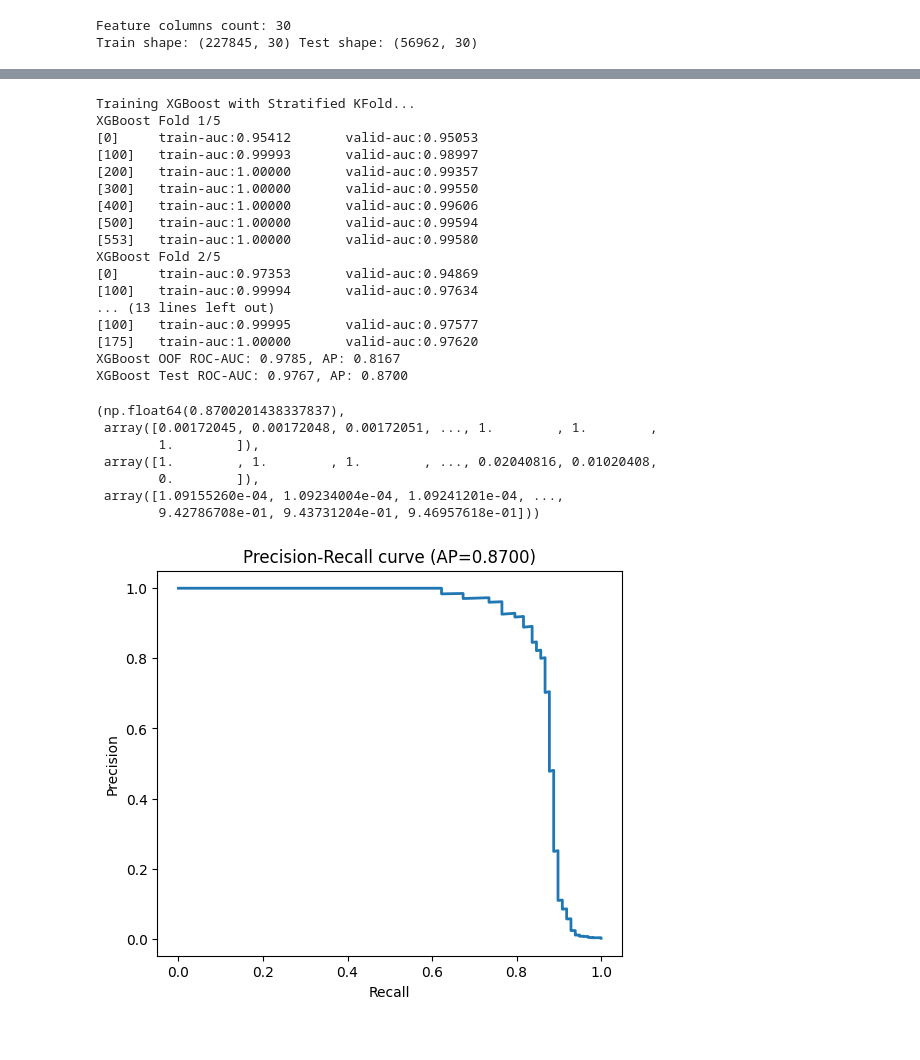
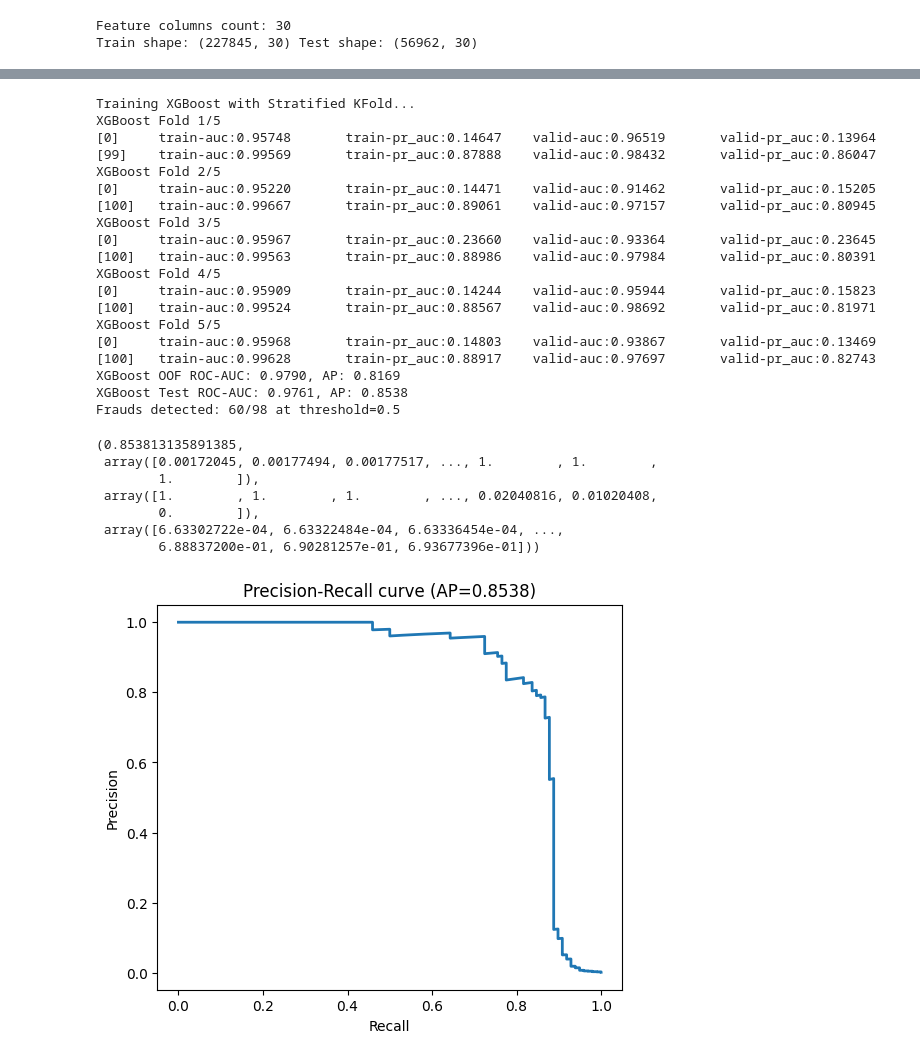
Before and after one commit to Dhruv-x7x/ML-Based-Fraud-Detection-System, a Jupyter notebook: notebooks/dataset_eda_regression.ipynb, the cells around one changed output, grey strips where cells are left out. Cells and saved outputs as stored; diff of their text form; code cells hidden in the pictures.

```diff
--- a/notebooks/dataset_eda_regression.ipynb
+++ b/notebooks/dataset_eda_regression.ipynb
@@ -26,22 +34,3 @@ import joblib
 # LightGBM & XGBoost
 import lightgbm as lgb
 import xgboost as xgb
-# %%
-import kagglehub
-from kagglehub import KaggleDatasetAdapter
-
-# Set the path to the file you'd like to load
-file_path = "creditcard.csv"
-
-# Load the latest version
-df = kagglehub.load_dataset(
-  KaggleDatasetAdapter.PANDAS,
-  "mlg-ulb/creditcardfraud",
-  file_path,
-  # Provide any additional arguments like
-  # sql_query or pandas_kwargs. See the
-  # documenation for more information:
-  # https://github.com/Kaggle/kagglehub/blob/main/README.md#kaggledatasetadapterpandas
-)
-
-#print("First 5 records:", df.head())
@@ -298,10 +515,16 @@ LightGBM Test ROC-AUC: 0.9631, AP: 0.8386
 # %%
 print('\nTraining XGBoost with Stratified KFold...')
+
+def xgb_pr_auc(preds, dtrain):
+    labels = dtrain.get_label()
+    score = average_precision_score(labels, preds)
+    return 'pr_auc', score
+
 
 xgb_params = {
     'objective': 'binary:logistic',
     'eval_metric': 'auc',
-    'learning_rate': 0.05,
+    'learning_rate': 0.01,
     'max_depth': 6,
     'subsample': 0.8,
     'colsample_bytree': 0.8,
@@ -326,50 +549,63 @@ for fold, (tr_idx, val_idx) in enumerate(skf.split(X_train, y_train)):
     bst = xgb.train(
         xgb_params,
         dtrain,
         num_boost_round=2000,
         evals=watchlist,
+        custom_metric=xgb_pr_auc,
         early_stopping_rounds=100,
         verbose_eval=100,
     )
 
     xgb_oof[val_idx] = bst.predict(dval, iteration_range=(0, bst.best_iteration))
     xgb_preds += bst.predict(dtest, iteration_range=(0, bst.best_iteration)) / folds
 
+# ----- Evaluation -----
 roc_oof_xgb = roc_auc_score(y_train, xgb_oof)
 ap_oof_xgb = average_precision_score(y_train, xgb_oof)
 print(f'XGBoost OOF ROC-AUC: {roc_oof_xgb:.4f}, AP: {ap_oof_xgb:.4f}')
 
 roc_test_xgb = roc_auc_score(y_test, xgb_preds)
 ap_test_xgb = average_precision_score(y_test, xgb_preds)
 print(f'XGBoost Test ROC-AUC: {roc_test_xgb:.4f}, AP: {ap_test_xgb:.4f}')
 
-# Save XGBoost model (save the booster as binary)
+# ----- Fraud detection count -----
+threshold = 0.5  # can tune this later!
+y_pred_labels = (xgb_preds >= threshold).astype(int)
+
+total_frauds = int(y_test.sum())
+detected_frauds = int(((y_pred_labels == 1) & (y_test == 1)).sum())
+print(f"Frauds detected: {detected_frauds}/{total_frauds} at threshold={threshold}")
+
+# Save XGBoost model
 bst.save_model(os.path.join(MODELS_DIR, 'xgboost_full.model'))
 
+# Precision-recall summary
 precision_recall_summary(y_test, xgb_preds, plot=True, name='pr_xgb.png')
 # %% [output]
 Training XGBoost with Stratified KFold...
 XGBoost Fold 1/5
-[0]     train-auc:0.95412       valid-auc:0.95053
-[100]   train-auc:0.99993       valid-auc:0.98997
-[200]   train-auc:1.00000       valid-auc:0.99357
-[300]   train-auc:1.00000       valid-auc:0.99550
-[400]   train-auc:1.00000       valid-auc:0.99606
-[500]   train-auc:1.00000       valid-auc:0.99594
-[553]   train-auc:1.00000       valid-auc:0.99580
+[0]     train-auc:0.95748       train-pr_auc:0.14647    valid-auc:0.96519       valid-pr_auc:0.13964
+[99]    train-auc:0.99569       train-pr_auc:0.87888    valid-auc:0.98432       valid-pr_auc:0.86047
 XGBoost Fold 2/5
-[0]     train-auc:0.97353       valid-auc:0.94869
-[100]   train-auc:0.99994       valid-auc:0.97634
-... (13 lines left out)
-[100]   train-auc:0.99995       valid-auc:0.97577
-[175]   train-auc:1.00000       valid-auc:0.97620
-XGBoost OOF ROC-AUC: 0.9785, AP: 0.8167
-XGBoost Test ROC-AUC: 0.9767, AP: 0.8700
+[0]     train-auc:0.95220       train-pr_auc:0.14471    valid-auc:0.91462       valid-pr_auc:0.15205
+[100]   train-auc:0.99667       train-pr_auc:0.89061    valid-auc:0.97157       valid-pr_auc:0.80945
+XGBoost Fold 3/5
+[0]     train-auc:0.95967       train-pr_auc:0.23660    valid-auc:0.93364       valid-pr_auc:0.23645
+[100]   train-auc:0.99563       train-pr_auc:0.88986    valid-auc:0.97984       valid-pr_auc:0.80391
+XGBoost Fold 4/5
+[0]     train-auc:0.95909       train-pr_auc:0.14244    valid-auc:0.95944       valid-pr_auc:0.15823
+[100]   train-auc:0.99524       train-pr_auc:0.88567    valid-auc:0.98692       valid-pr_auc:0.81971
+XGBoost Fold 5/5
+[0]     train-auc:0.95968       train-pr_auc:0.14803    valid-auc:0.93867       valid-pr_auc:0.13469
+[100]   train-auc:0.99628       train-pr_auc:0.88917    valid-auc:0.97697       valid-pr_auc:0.82743
+XGBoost OOF ROC-AUC: 0.9790, AP: 0.8169
+XGBoost Test ROC-AUC: 0.9761, AP: 0.8538
+Frauds detected: 60/98 at threshold=0.5
-(np.float64(0.8700201438337837),
- array([0.00172045, 0.00172048, 0.00172051, ..., 1.        , 1.        ,
+(0.853813135891385,
+ array([0.00172045, 0.00177494, 0.00177517, ..., 1.        , 1.        ,
         1.        ]),
  array([1.        , 1.        , 1.        , ..., 0.02040816, 0.01020408,
         0.        ]),
- array([1.09155260e-04, 1.09234004e-04, 1.09241201e-04, ...,
-        9.42786708e-01, 9.43731204e-01, 9.46957618e-01]))
+ array([6.63302722e-04, 6.63322484e-04, 6.63336454e-04, ...,
+        6.88837200e-01, 6.90281257e-01, 6.93677396e-01]))
-[figure, old version]
+[figure, new version]
```
Also changed, not shown: parts of 25 cells of this notebook, 16 other files.
